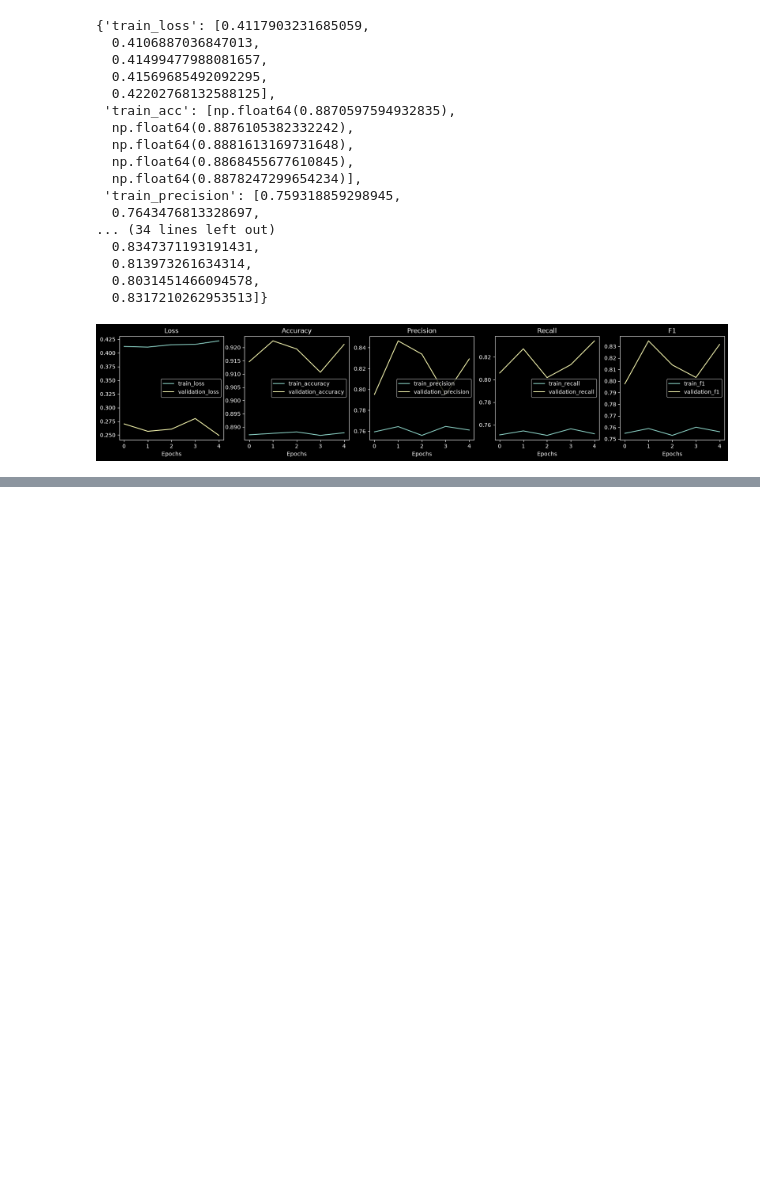
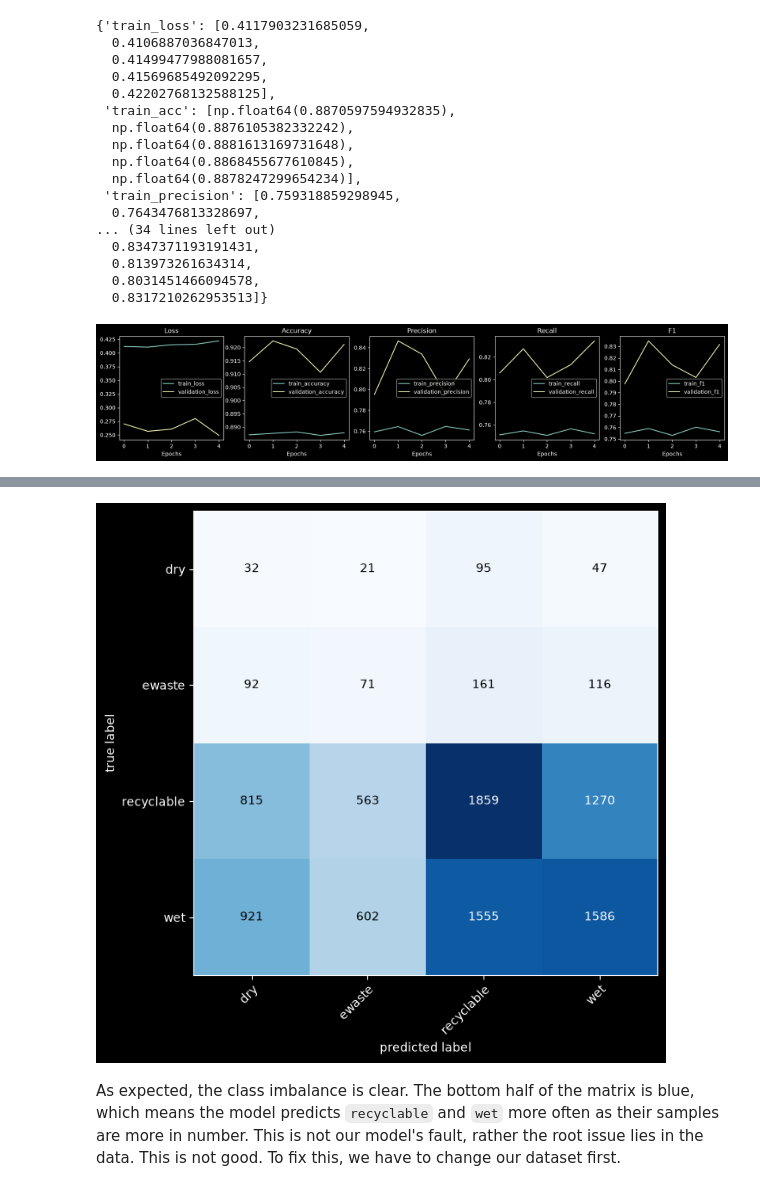
Before and after one commit to DinoKiller0607/EcoSort-AI, a Jupyter notebook: classifier_notebook.ipynb, the cells around one changed output, grey strips where cells are left out. Saved outputs shown, nothing was run; the diff lists cells and outputs as text; code cells hidden in the pictures; blank space fills up the shorter version.

Commit message:
plot confusion matrix and raise issue: poor performance due to high skewness

```diff
--- a/classifier_notebook.ipynb
+++ b/classifier_notebook.ipynb
@@ -576,0 +582,23 @@ plot_loss_curves(results)
+# %%
+# Import tqdm.auto
+from tqdm.auto import tqdm
+# 1. Make predictions with the trained model
+y_preds= []
+model_1.eval()
+with torch.inference_mode():
+    for X, y in tqdm(val_dataloader, desc= "Making predictions..."):
+        # Send the data and targets to the target device
+        X, y = X.to(device), y.to(device)
+        # Do the forward Pass
+        y_logit = model_1(X)
+        # Turn predictions from logits -> prediction probabilities -> prediction labels
+        y_pred = torch.softmax(y_logit.squeeze(), dim=0).argmax(dim=1)
+        # Put predictions on CPU for evaluation
+        y_preds.append(y_pred.cpu())
+    # Concatenate the list of predictions into a tensor
+    # print(y_preds)
+    y_pred_tensor = torch.cat(y_preds)
+# %%
+val_data = datasets.ImageFolder(val_dir,
+                                auto_transforms)
+val_data
@@ -576,0 +617,26 @@ plot_loss_curves(results)
+# %%
+from torchmetrics import ConfusionMatrix
+from mlxtend.plotting import plot_confusion_matrix
+import torch
+
+# 1. Convert predictions to a single tensor (if y_pred_tensor is a list of tensors)
+if isinstance(y_pred_tensor, list):
+    y_pred_tensor = torch.cat(y_pred_tensor)
+
+# 2. Convert targets to tensor
+targets_tensor = torch.tensor(val_data.targets)
+
+# 3. Set up a confusion instance and compare predictions to targets
+confmat = ConfusionMatrix(task='multiclass', num_classes=len(class_names))
+confmat_tensor = confmat(preds=y_pred_tensor, target=targets_tensor)
+
+# 4. Plot the confusion matrix
+fig, ax = plot_confusion_matrix(
+    conf_mat=confmat_tensor.numpy(),
+    class_names=class_names,
+    figsize=(10, 7)
+)
+# %% [output]
+[figure, added]
+# %% [markdown]
+As expected, the class imbalance is clear. The bottom half of the matrix is blue, which means the model predicts `recyclable` and `wet` more often as their samples are more in number. This is not our model's fault, rather the root issue lies in the data. This is not good. To fix this, we have to change our dataset first.
```
Also changed, not shown: parts of 2 cells of this notebook.
